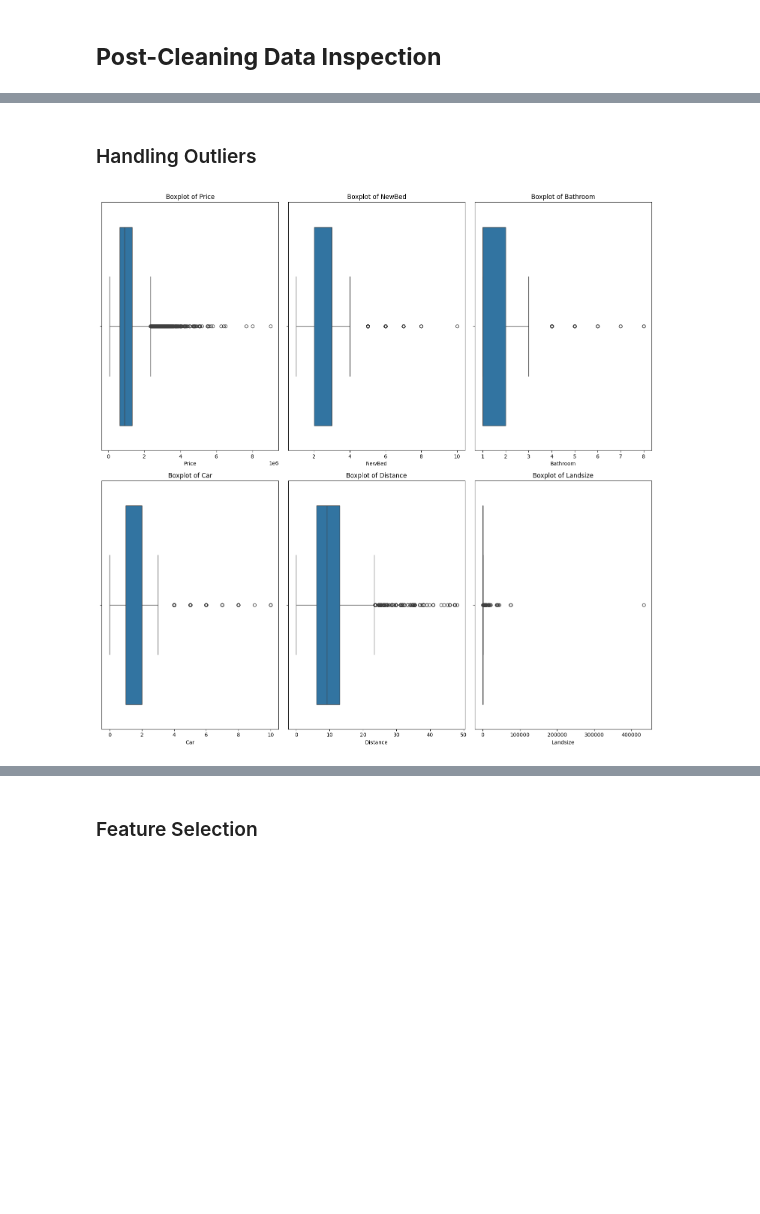
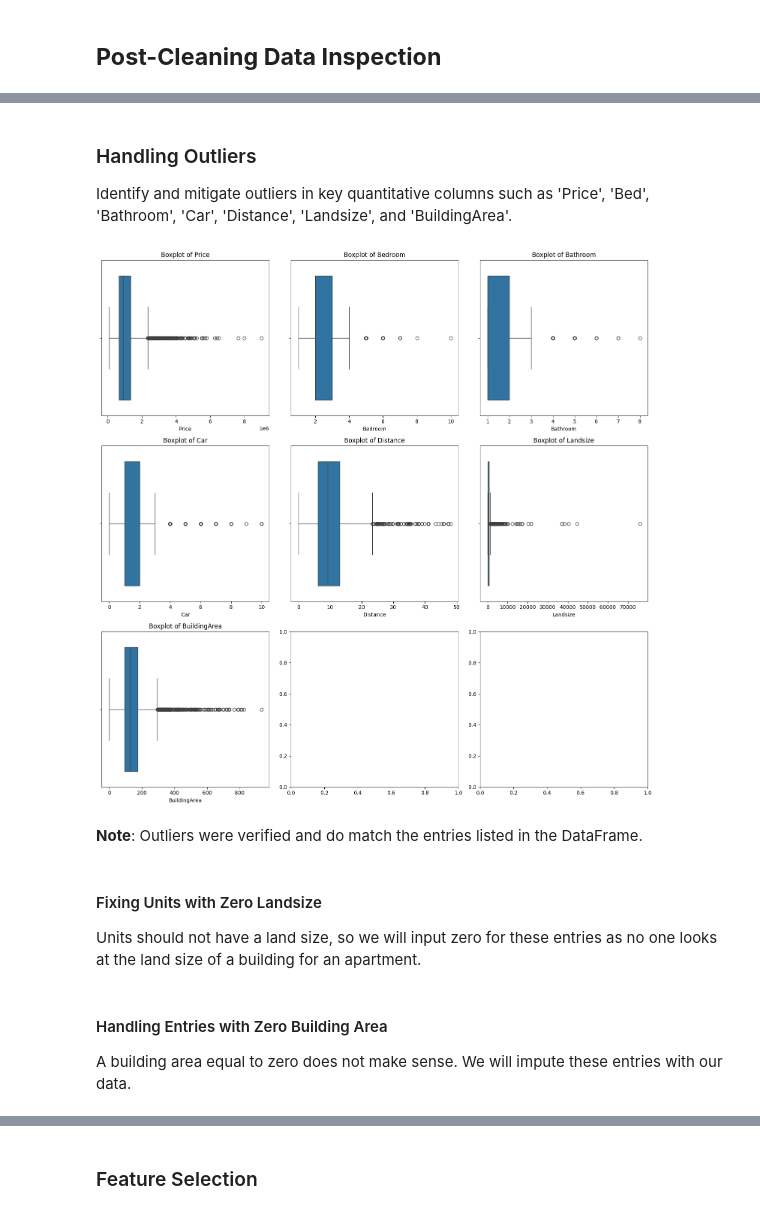
Before and after one commit to arahm071/Melbourne-Modeling-Journey, a Jupyter notebook: 05_Analysis_Reporting/Notebooks/02_Data_Cleaning.ipynb, the cells around one changed output, grey strips where cells are left out. Drawn from its saved outputs; the diff is of its cells as text; code cells hidden in the pictures; blank space fills up the shorter version.

```diff
--- a/05_Analysis_Reporting/Notebooks/02_Data_Cleaning.ipynb
+++ b/05_Analysis_Reporting/Notebooks/02_Data_Cleaning.ipynb
@@ -46,7 +55,7 @@ from utils import plot_utils  # Importing visualization utilities
 ## **File Importation**
 # %%
 # Determine the absolute path to the directory containing the current script
-script_dir = os.path.dirname(os.path.dirname(os.getcwd())) #Changed from os.path.abspath(os.path.dirname(__file__))
+script_dir = os.path.dirname(os.getcwd())
 
 # Construct the path to the data file
 data_path = os.path.join(script_dir, '00_Raw_Data', '0_melb_data.csv')
@@ -145,7 +153,7 @@ def effective_bedrooms(row):
         return row['Rooms'] + row['Bedroom2']
 
 # Apply the effective_bedrooms function to the dataset
-melb_data['NewBed'] = melb_data.apply(effective_bedrooms, axis=1)
+melb_data['Bedroom'] = melb_data.apply(effective_bedrooms, axis=1)
 # %%
 def fill_councilarea(row):
     """
@@ -178,14 +184,3 @@ melb_data['CouncilArea'] = melb_data.apply(fill_councilarea, axis=1)
-# %%
-# Simplify the dataset by dropping columns not needed for further analysis
-melb_data.drop(columns=['Rooms', 'Bedroom2', 'YearBuilt', 'Lattitude', 'Longtitude', 'Propertycount'], inplace=True)
-
-# Reorder columns for readability and analysis purposes
-melb_data = melb_data[[
-    'Address', 'Postcode', 'Suburb', 'Regionname', 'CouncilArea', 'Type',
-    'Price', 'SellerG', 'Method', 'Date', 'Year', 'Month', 'NewBed',
-    'Bathroom', 'Bathroom_was_0', 'Car', 'Car_was_missing', 'Distance',
-    'Landsize', 'Landsize_Indicator', 'BuildingArea'
-]]
 # %% [markdown]
 ## **Post-Cleaning Data Inspection**
 # %%
@@ -221,8 +216,18 @@ dtype: int64
-# %% [markdown]
-### Handling Outliers
+# %% [markdown]
+### Handling Outliers
+
+Identify and mitigate outliers in key quantitative columns such as 'Price', 'Bed', 'Bathroom', 'Car', 'Distance', 'Landsize', and 'BuildingArea'.
 # %%
-# Outlier handling: Identify and mitigate outliers in key quantitative columns
-quan_columns = ['Price', 'NewBed', 'Bathroom', 'Car', 'Distance', 'Landsize']
-plot_utils.plot_box(data=melb_data, column_list=quan_columns, rows=2, cols=3) # Utilize utility for boxplot visualization
+# Define quantitative columns
+quant_columns = ['Price', 'Bedroom', 'Bathroom', 'Car', 'Distance', 'Landsize', 'BuildingArea']
+
+# Plot boxplots to visualize outliers
+plot_utils.plot_box(data=melb_data, column_list=quant_columns, rows=3, cols=3)
 # %% [output]
-[figure, old version]
+[figure, new version]
+# %% [markdown]
+**Note**: Outliers were verified and do match the entries listed in the DataFrame.
+# %% [markdown]
+#### Fixing Units with Zero Landsize
+
+Units should not have a land size, so we will input zero for these entries as no one looks at the land size of a building for an apartment.
@@ -228,0 +240,4 @@ plot_utils.plot_box(data=melb_data, column_list=quan_columns, rows=2, cols=3) #
+# %% [markdown]
+#### Handling Entries with Zero Building Area
+
+A building area equal to zero does not make sense. We will impute these entries with our data.
```
Also changed, not shown: parts of 77 cells of this notebook, 8 other files.
